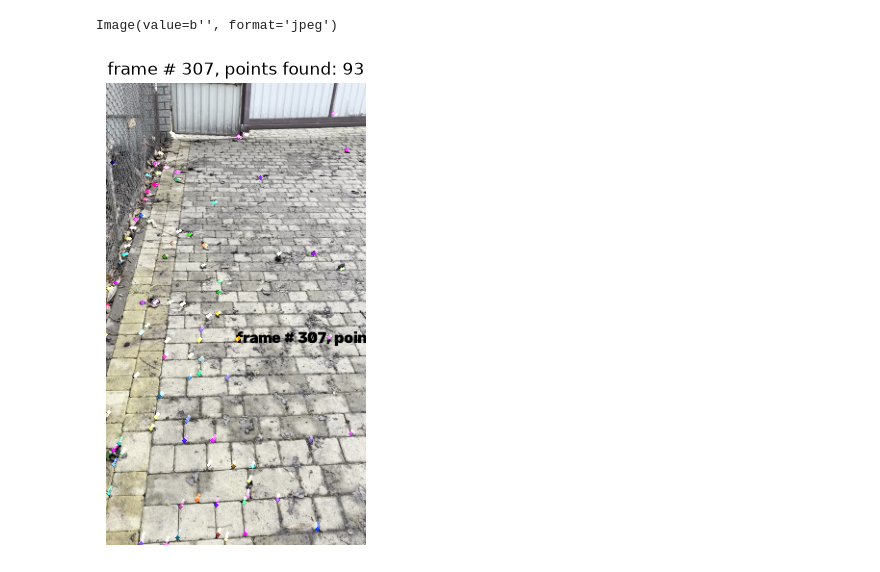
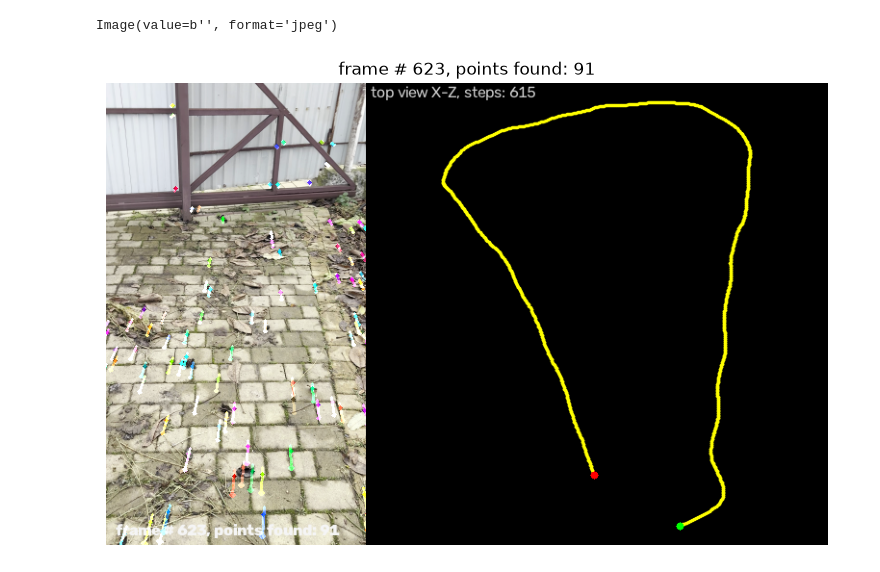
Before and after one commit to Gera3dartist/cv_path_builder, a Jupyter notebook: src/main.ipynb, the cells around one changed output. Drawn from its saved outputs; the diff is of its cells as text; code cells hidden in the pictures.

Commit message:
feat: [none] phase 3 in progress

```diff
--- a/src/main.ipynb
+++ b/src/main.ipynb
@@ -24,6 +24,17 @@ config_lk = {'winSize': (15, 15),
              'maxLevel': 2,
              'criteria': (cv2.TERM_CRITERIA_EPS | cv2.TERM_CRITERIA_COUNT, 10, 0.03)}
 colors = np.random.randint(0, 255, (100, 3))
+# %%
+from dataclasses import dataclass
+
+
+@dataclass
+class IterationState:
+    p_src: np.ndarray
+    p_dst: np.ndarray
+    R: np.ndarray
+    t: np.ndarray
+    n: np.ndarray
 # %%
 
 
@@ -77,7 +134,10 @@ class FrameViewer:
 # - add tracks
 # - jitter compensation
 
-file_path = DATA_RAW / 'straight.MOV'
+# file_path = DATA_RAW / 'straight_with_yaw.MOV'
+# file_path = DATA_RAW / 'straight.MOV'
+file_path = DATA_RAW / 'shape.MOV'
+
 video = cv2.VideoCapture(file_path)
 _, first_frame = video.read()
 
@@ -97,9 +157,12 @@ view = widgets.Image(format='jpeg')
 display(view)
 count_per_frame = []
 matched_points = []
-arrow_scaler = 4
 
 viewer = FrameViewer('path_tracker')
+reference_normal = np.array([0, 0.64, 0.77]) # default normal pointing down
+world_R = np.eye(3)
+position = np.zeros(3)
+path = [position.copy()]
 
 
 while True:
@@ -128,57 +191,83 @@ while True:
         matched_points.append(None)
         continue
 
-    # drawing tracks:
-    matched_points.append((p_src, p_dst))
+    # stage 3: find Homography
+    (H, H_mask) = cv2.findHomography(p_src, p_dst, cv2.RANSAC, 1)
 
-    for _id, (dst, src) in enumerate(zip(p_dst, p_src)):
-        x_dst, y_dst = dst
-        x_src, y_src = src
+    if H is None:
+        p_src = cv2.goodFeaturesToTrack(dst_gray, mask=None, **config_st)
+        previous_gray = np.copy(dst_gray)
+        matched_points.append(None)
+        continue
 
-        mask = cv2.arrowedLine(mask, (int(x_src), int(y_src )), (int(x_dst), int(y_dst)), colors[_id].tolist(), 2)
-        # mask = cv2.line(mask, (int(x_src), int(y_src )), (int(x_dst), int(y_dst)), colors[_id].tolist(), 2)
-        target = cv2.circle(target, (int(x_dst), int(y_dst)), 2, colors[_id].tolist(), -1)
-    target = cv2.putText(target, f'frame # {idx}, points found: {len(p_dst)}', (target.shape[1] // 2, target.shape[1],), cv2.FONT_HERSHEY_PLAIN, 1.0, (0, 0, 0), thickness = 2, lineType=cv2.LINE_AA)
+    h_quality_metric = H_mask.sum()/len(H_mask)
+    h_quality_is_low = h_quality_metric < 0.5
+    print(f'[METRIC] Homography quality: {h_quality_metric}, is_low: {h_quality_is_low}')
 
-    result = cv2.add(target, mask)
+    if h_quality_is_low:
+        p_src = cv2.goodFeaturesToTrack(dst_gray, mask=None, **config_st)
+        previous_gray = np.copy(dst_gray)
+        matched_points.append(None)
+        continue
+
+    num_solutions, R, t, n = cv2.decomposeHomographyMat(H, intrinsic)
+
+    # normalise points:
+    p_src_norm = cv2.undistortPoints(p_src.reshape(-1, 1, 2), intrinsic, None)
+    p_dst_norm = cv2.undistortPoints(p_dst.reshape(-1, 1, 2), intrinsic, None)
+
+    solutions  = cv2.filterHomographyDecompByVisibleRefpoints(R, n, p_src_norm, p_dst_norm, pointsMask=H_mask)
+    if solutions is None or len(solutions) == 0:
+        p_src = cv2.goodFeaturesToTrack(dst_gray, mask=None, **config_st)
+        previous_gray = np.copy(dst_gray)
+        matched_points.append(None)
+        continue
 
 
-    # plt.subplot(111), plt.imshow(cv2.cvtColor(result, cv2.COLOR_BGR2RGB)), plt.title(f'frame # {idx}, points found: {len(p_dst)}')
-    # plt.draw(), plt.show()
-    # plt.waitforbuttonpress(1/25)
-    # plt.clf()
-    # cv2.imshow('lk_track', result)
-    # ch = 0xFF & cv2.waitKey(1)
-    # if ch == 27:
-    #     break
+
+    (winner_id, _) = max([(i, np.dot(reference_normal, n[i].ravel())) for i in solutions], key=lambda x: x[1])
+    winner_t =  t[winner_id].ravel()
+    winner_n =  n[winner_id].ravel()
+    matched_points.append(IterationState(p_src, p_dst, R[winner_id], winner_t,  winner_n))
+    if np.linalg.norm(winner_t) > 0.005:  # passes the threshold for movement
+        reference_normal =   winner_n
+
+    world_R, position = update_pose(world_R, position, R[winner_id], winner_t)
+    path.append(position.copy())
+
+    # drawing tracks:
+    # matched_points.append((p_src, p_dst))
+
+
+    result = prepare_visualisation(idx, p_src, p_dst, target, mask, path)
     viewer.show(result, f'frame # {idx}, points found: {len(p_dst)}')
 
     #update previous frame and previous points:
     previous_gray = np.copy(dst_gray)
     p_src = p_dst
 
     # store found points
     count_per_frame.append(len(p_src))
     point_difference = MAX_CORNER - len(p_src)
     if point_difference > 0.1 * MAX_CORNER:
         known_points_mask = np.zeros_like(dst_gray)
         known_points_mask[:] = 255  # fill with white
         for x,y in p_src:
             cv2.circle(known_points_mask, (int(x), int(y)), 7, 0, -1)
 
         # enrich current with new features
         p = cv2.goodFeaturesToTrack(previous_gray, mask=known_points_mask, **{**config_st, 'maxCorners': point_difference})
         if p is not None:
             p_src = np.concatenate([p_src, p.reshape(-1, 2)])
     mask.fill(0)
 
 
 
     # if idx == stop_frame: break
 
 
 
     # select matched points
 # %% [output]
 Image(value=b'', format='jpeg')
-[figure, old version]
+[figure, new version]
```
Also changed, not shown: parts of 3 cells of this notebook.
